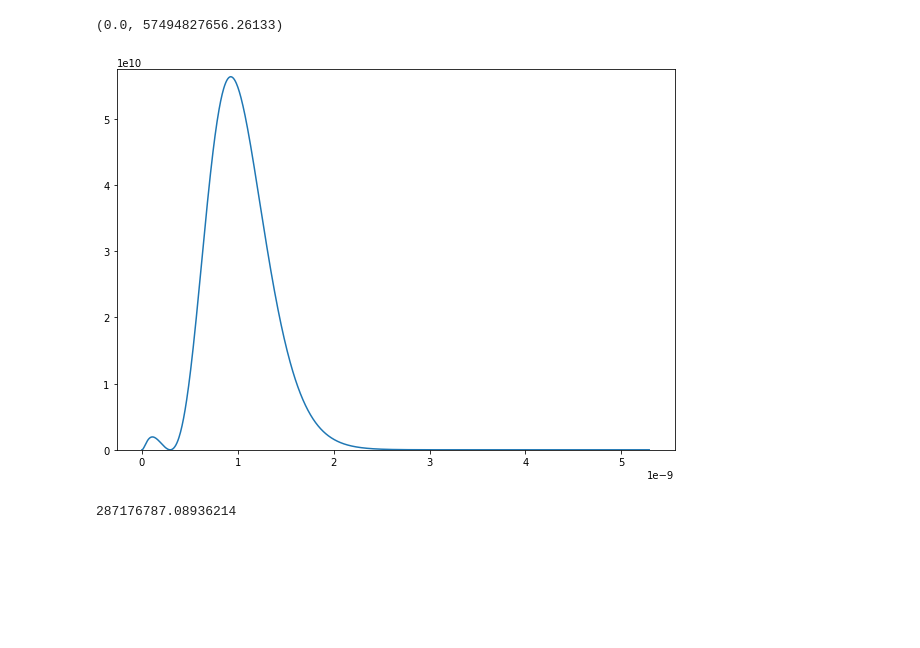
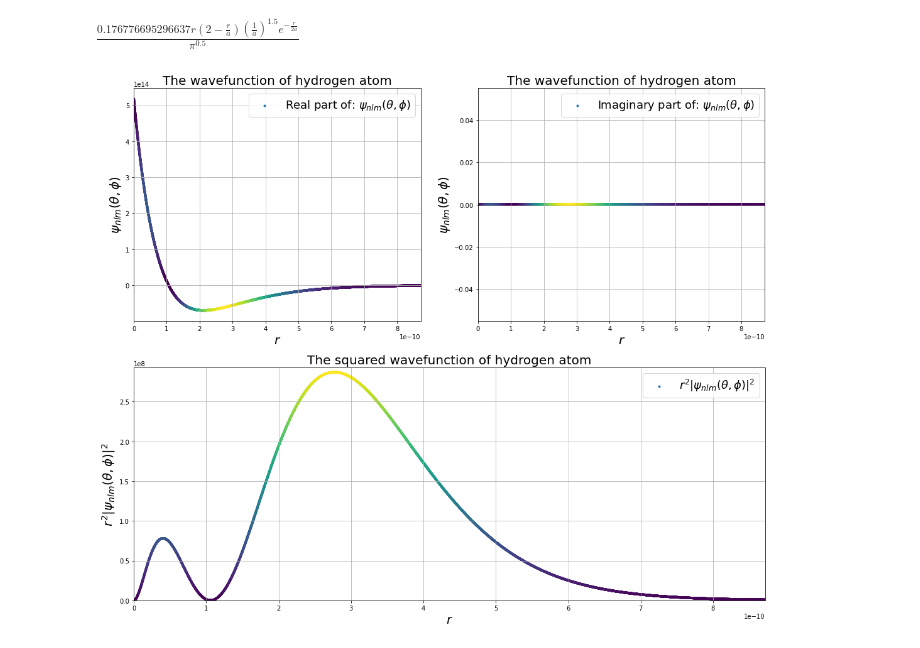
Before and after one commit to Randhal1/Hydrogenic_Atoms, a Jupyter notebook: Hydrogenic_Atoms.ipynb, the cells around one changed output. Saved outputs shown, nothing was run; the diff lists cells and outputs as text; code cells hidden in the pictures; blank space fills up the shorter version.

```diff
--- a/Hydrogenic_Atoms.ipynb
+++ b/Hydrogenic_Atoms.ipynb
@@ -128,13 +68,65 @@ psi_y=psi(rx,aa)
-# %%
-fig=plt.figure(figsize=[10,7])
-ax=fig.gca()
-#ax.plot(rx,psi_y)
-ax.plot(rx,psi_y**2)
-plt.ylim(0,max(psi_y**2)*1.02)
-# %% [output]
-(0.0, 57494827656.26133)
-[figure, removed]
-# %%
-np.max(psi_y**2)
-# %% [output]
-287176787.08936214
+# %%
+psi_1=r*psi_nlm_theta_phi(2,0,0,x,pi/4,pi/6) # The wavefunction evaluation with the three quantum numbers
+# %%
+res=10000 ## The resolution of the plots
+psi=lambdify([r,a],psi_1,'numpy') # Integration of the given absolute squared value of wavefunction must be equal 1
+psi2=lambdify([r,a],psi_1/r,'numpy')
+psi_1
+# %% [output]
+$\displaystyle \frac{0.176776695296637 r \left(2 - \frac{r}{a}\right) \left(\frac{1}{a}\right)^{1.5} e^{- \frac{r}{2 a}}}{\pi^{0.5}}$
+# %%
+rx=np.linspace(0,1.75e-8,res) ## Creates a range of numbers considering n=10
+psi_y=psi(rx,a0) ## Function r*psi array eval
+loc_max=int(np.where(abs(psi_y)**2==max(abs(psi_y)**2))[0]) ## Returns the max of the function
+loc_min_follow=int(np.where(abs(psi_y[loc_max:])**2 < 1e6)[0][11]) ## returns the minimun value of the function after the maximun
+loc_min=loc_max+loc_min_follow
+#x_lim=rx[loc_min] # It has been used for locate the data between limits
+
+## Optimize functions limits
+
+rx=np.linspace(0,rx[loc_min],res)
+psi_y=abs(psi(rx,a0))**2 ## Function abs(r*psi)**2 array eval
+psi_y2=psi2(rx,a0) ## Function psi array eval
+# %%
+colors_psi=psi_y/max(psi_y) # The color variation in these plots
+
+plt.figure(figsize=[18,15])
+
+# Plot of psi
+plt.subplot(221)
+plt.scatter(rx,np.real(psi_y2),c=colors_psi,cmap=cm.viridis, marker='.', label='Real part of: $\psi_{nlm}(\\theta,\phi)$')
+#plt.ylim(1.02*min(psi_y2),1.02*max(psi_y2))
+plt.xlim(0,rx[-1])
+plt.title('The wavefunction of hydrogen atom',size=20)
+plt.xlabel('$r$',size=20)
+plt.ylabel('$\psi_{nlm}(\\theta,\phi)$', size=20)
+plt.legend(loc='best', prop={'size': 18})
+plt.grid()
+
+# Plot of psi
+plt.subplot(222)
+plt.scatter(rx,np.imag(psi_y2),c=colors_psi,cmap=cm.viridis, marker='.', label='Imaginary part of: $\psi_{nlm}(\\theta,\phi)$')
+#plt.ylim(1.02*min(psi_y2),1.02*max(psi_y2))
+plt.xlim(0,rx[-1])
+plt.title('The wavefunction of hydrogen atom',size=20)
+plt.xlabel('$r$',size=20)
+plt.ylabel('$\psi_{nlm}(\\theta,\phi)$', size=20)
+plt.legend(loc='best', prop={'size': 18})
+plt.grid()
+
+# Plot of abs(r*psi)**2
+plt.subplot(212)
+plt.scatter(rx,psi_y,c=colors_psi,cmap=cm.viridis, marker='.', label='$r^2|\psi_{nlm}(\\theta,\phi)|^2$')
+plt.ylim(0,max(psi_y)*1.02)
+plt.xlim(0,rx[-1])
+plt.title('The squared wavefunction of hydrogen atom',size=20)
+plt.xlabel('$r$',size=20)
+plt.ylabel('$r^2|\psi_{nlm}(\\theta,\phi)|^2$', size=20)
+plt.legend(loc='best', prop={'size': 18})
+plt.grid()
+
+## Remember to cange nlm in wavefunction
+## To save this plot enable this line
+## plt.savefig('psi_71-1.jpg', dpi=300)
+# %% [output]
+[figure, added]
```
Also changed, not shown: parts of 13 cells of this notebook.
